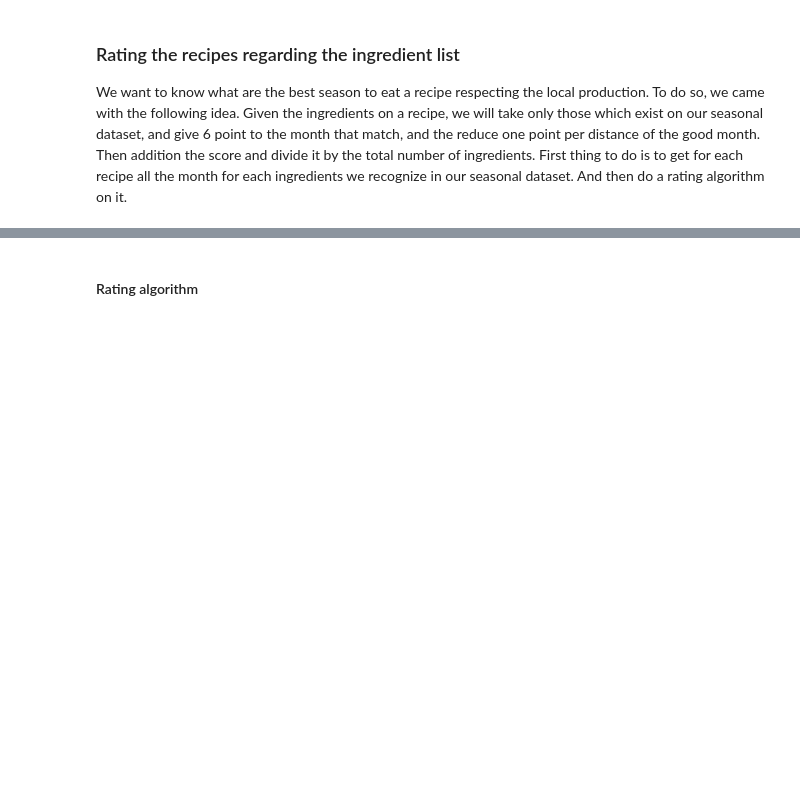
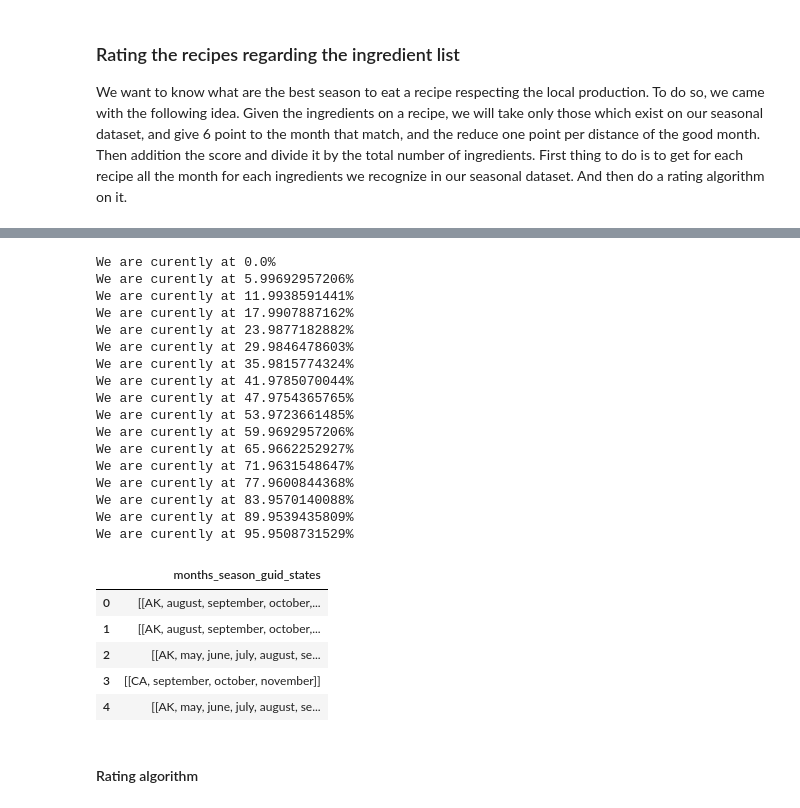
Before and after one commit to csbenz/ada, a Jupyter notebook: project/Project_test.ipynb, the cells around one changed output, grey strips where cells are left out. Drawn from its saved outputs; the diff is of its cells as text; code cells hidden in the pictures; blank space fills up the shorter version.

```diff
--- a/project/Project_test.ipynb
+++ b/project/Project_test.ipynb
@@ -448,3 +512,63 @@ months_eat.head()
+# %%
+def get_month_for_ingredient_with_states():
+    months_season_states = pd.DataFrame(columns=['months_season_guid_states'])
+
+    nbr_elem = review_data.shape[0]
+
+    for i, row in review_data.iterrows():
+        month_season_state = []
+        for line in review_data['ingredients_list'][i].split('|'):
+            words = re.sub(r"[0-9]+|\(|\/|\)|,", '', line).lower().split(' ')
+            prev_word = ''
+            comp_word = ''
+            for word in words:
+                if word != '':
+                    if prev_word != '':
+                        comp_word = prev_word + ' ' + word
+                    if comp_word in season_guid_per_month_state.index and prev_word != '':
+                        for j, value in enumerate(season_guid_per_month_state[comp_word]):
+                            li = [season_guid_per_month_state[comp_word].index[j]]
+                            month_season_state.append(li + value)
+                    if word in season_guid_per_month_state.index:
+                        for k, value in enumerate(season_guid_per_month_state[word]):
+                            li = [season_guid_per_month_state[word].index[k]]
+                            month_season_state.append(li + value)
+                    prev_word = word
+        #TODO make this generate a ranking and not this table
+        months_season_states = months_season_states.append({
+                    'months_season_guid_states' : month_season_state,
+            }, ignore_index=True)
+        if ((i % 2500) == 0):
+            ratio = (i / nbr_elem) * 100
+            print('We are curently at ' + str(ratio) + '%')
+    return months_season_states
+# %%
+df = get_month_for_ingredient_with_states()
+df.head()
+# %% [output]
+We are curently at 0.0%
+We are curently at 5.99692957206%
+We are curently at 11.9938591441%
+We are curently at 17.9907887162%
+We are curently at 23.9877182882%
+We are curently at 29.9846478603%
+We are curently at 35.9815774324%
+We are curently at 41.9785070044%
+We are curently at 47.9754365765%
+We are curently at 53.9723661485%
+We are curently at 59.9692957206%
+We are curently at 65.9662252927%
+We are curently at 71.9631548647%
+We are curently at 77.9600844368%
+We are curently at 83.9570140088%
+We are curently at 89.9539435809%
+We are curently at 95.9508731529%
+|  | months_season_guid_states |
+| 0 | [[AK, august, september, october,... |
+| 1 | [[AK, august, september, october,... |
+| 2 | [[AK, may, june, july, august, se... |
+| 3 | [[CA, september, october, november]] |
+| 4 | [[AK, may, june, july, august, se... |
 # %% [markdown]
 #### Rating algorithm
 # %%
```
Also changed, not shown: parts of 7 cells of this notebook.
